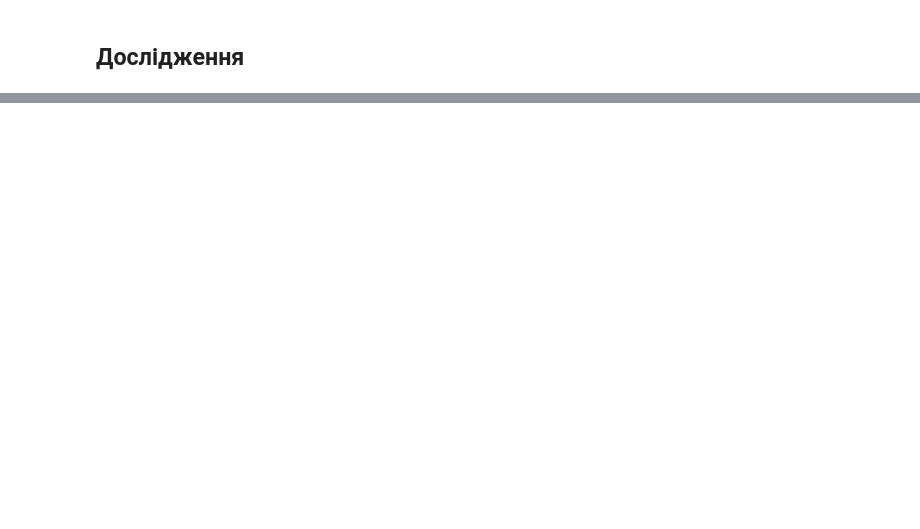
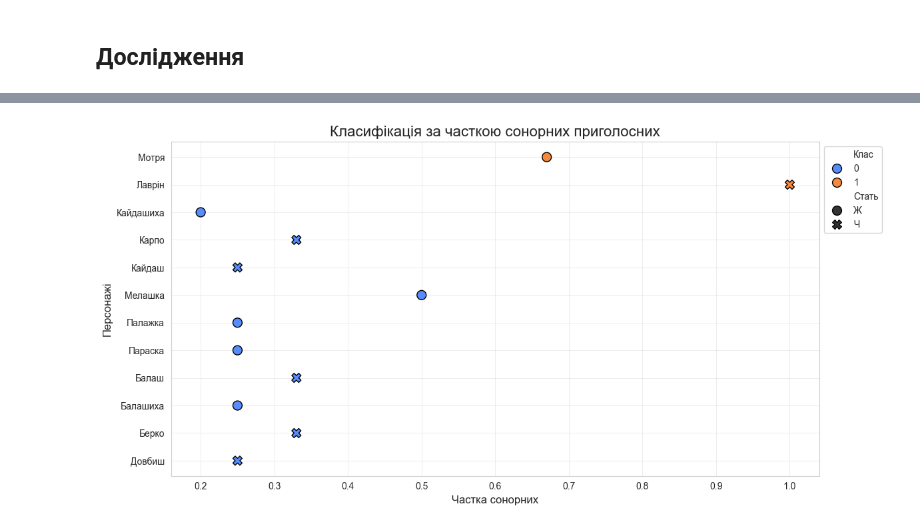
Before and after one commit to mzabrodin/nlp-book-analysis, a Jupyter notebook: lab02/Zabrodin_file_6.ipynb, the cells around one changed output, grey strips where cells are left out. Cells and saved outputs as stored; diff of their text form; code cells hidden in the pictures; blank space fills up the shorter version.

```diff
--- a/lab02/Zabrodin_file_6.ipynb
+++ b/lab02/Zabrodin_file_6.ipynb
@@ -160,0 +262,43 @@ display(df_phonetics)
+# %%
+OUTPUT_IMAGE = "Zabrodin_sonorous_ratio.png"
+
+df_sonorous = pd.read_csv(INPUT_FILE)
+df_sonorous['Стать'] = df_sonorous['Персонаж'].map(gender_map)
+
+features = ['Частка сонорних']
+X = df_sonorous[features]
+
+scaler = StandardScaler()
+X_scaled = scaler.fit_transform(X)
+
+kmeans = KMeans(n_clusters=2, random_state=42, n_init=10)
+df_sonorous['Клас'] = kmeans.fit_predict(X_scaled)
+
+sns.set_style("whitegrid")
+
+fig, ax = plt.subplots(figsize=(12, 6))
+
+sns.scatterplot(
+    data=df_sonorous,
+    x='Частка сонорних',
+    y='Персонаж',
+    hue='Клас',
+    style="Стать",
+    s=100,
+    edgecolor='black',
+    linewidth=1,
+    ax=ax
+)
+
+sns.move_legend(ax, "upper left", bbox_to_anchor=(1, 1))
+
+ax.set_title("Класифікація за часткою сонорних приголосних", fontsize=16)
+ax.set_xlabel("Частка сонорних", fontsize=12)
+ax.set_ylabel("Персонажі", fontsize=12)
+plt.tight_layout()
+
+plt.savefig(OUTPUT_IMAGE, format='png', transparent=True, dpi=300)
+
+plt.show()
+# %% [output]
+[figure, added]
```
Also changed, not shown: parts of 23 cells of this notebook, 7 other files.
